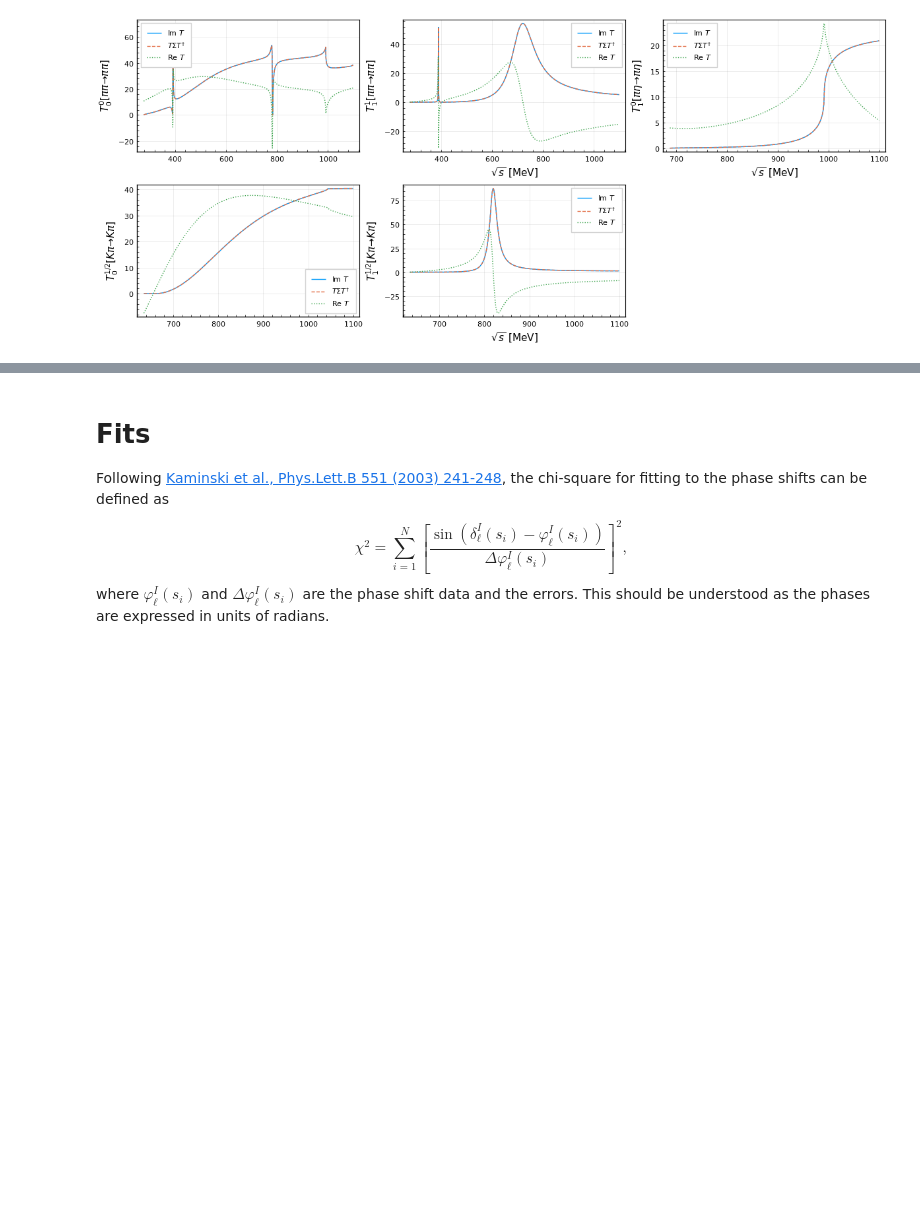
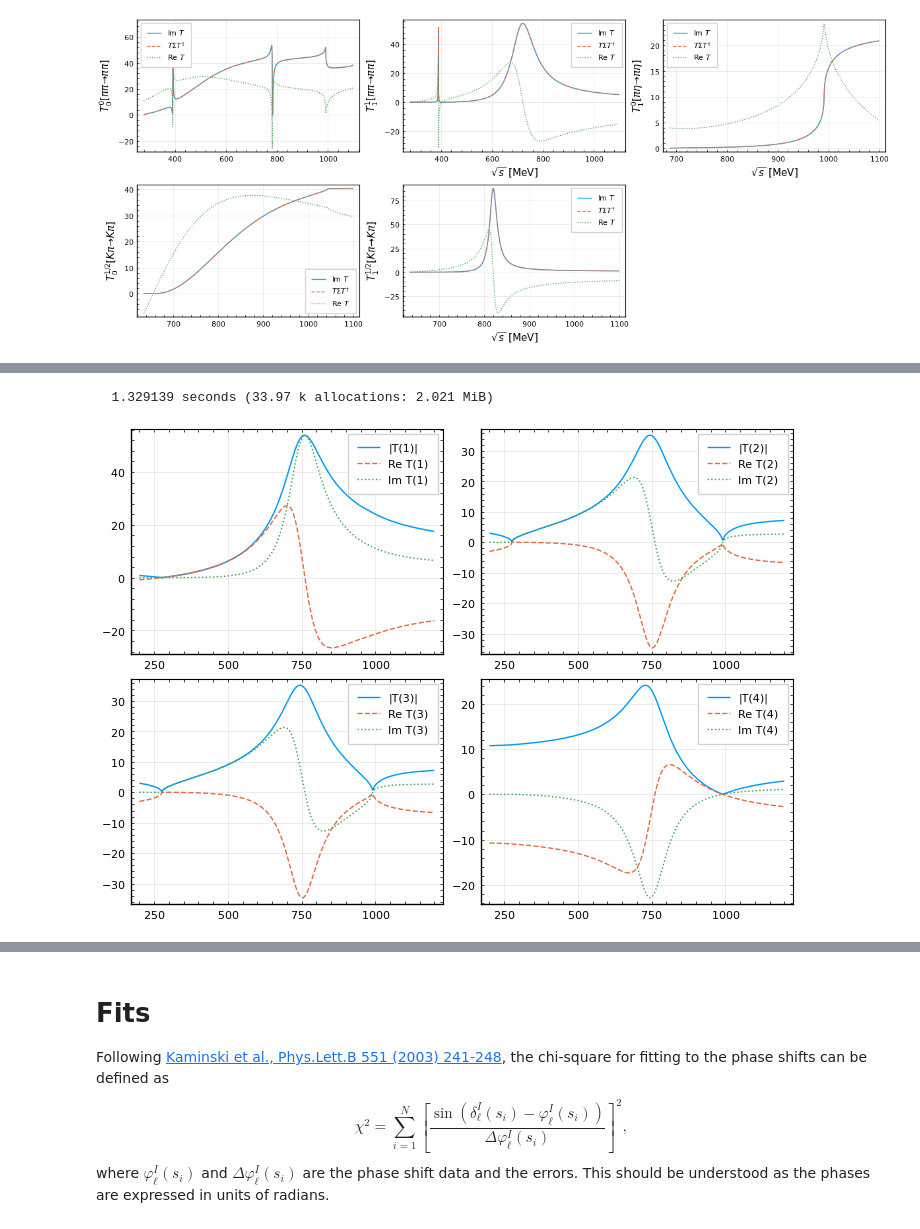
Before and after one commit to linqiu15/IAMfit, a Jupyter notebook: iamfit.ipynb, the cells around one changed output, grey strips where cells are left out. Saved outputs shown, nothing was run; the diff lists cells and outputs as text; code cells hidden in the pictures; blank space fills up the shorter version.

```diff
--- a/iamfit.ipynb
+++ b/iamfit.ipynb
@@ -392,0 +406,5 @@ plt_iam(lecr0)
+# %%
+@time plt_iam(Stiam_11, lecr0)
+# %% [output]
+  1.329139 seconds (33.97 k allocations: 2.021 MiB)
+[figure, added]
```
Also changed, not shown: parts of 20 cells of this notebook, 2 other files.
